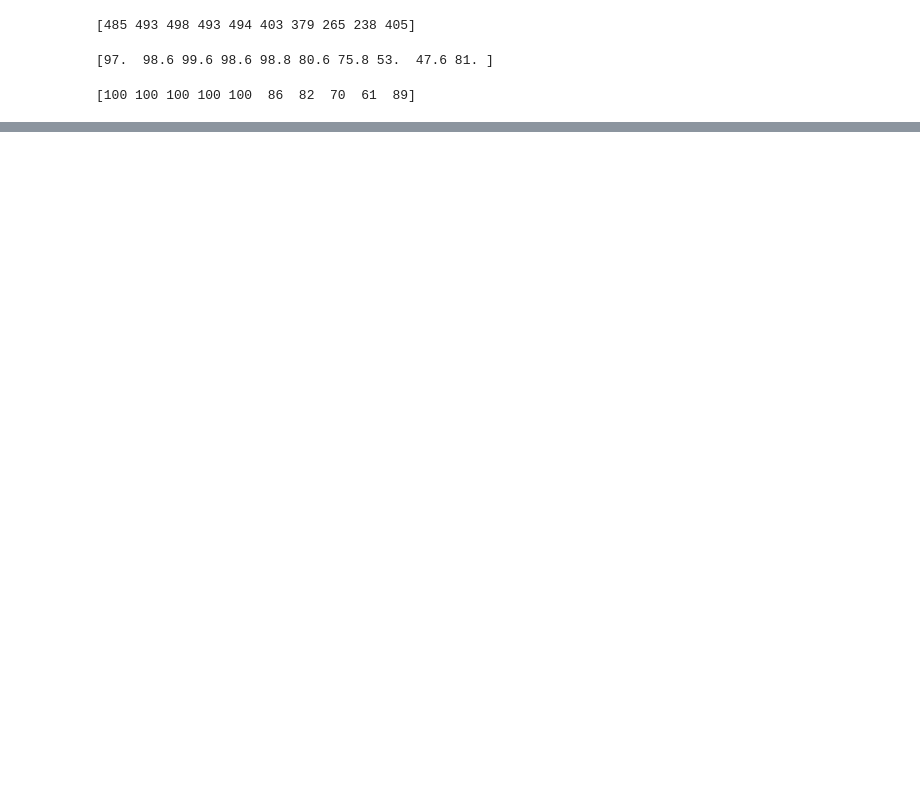
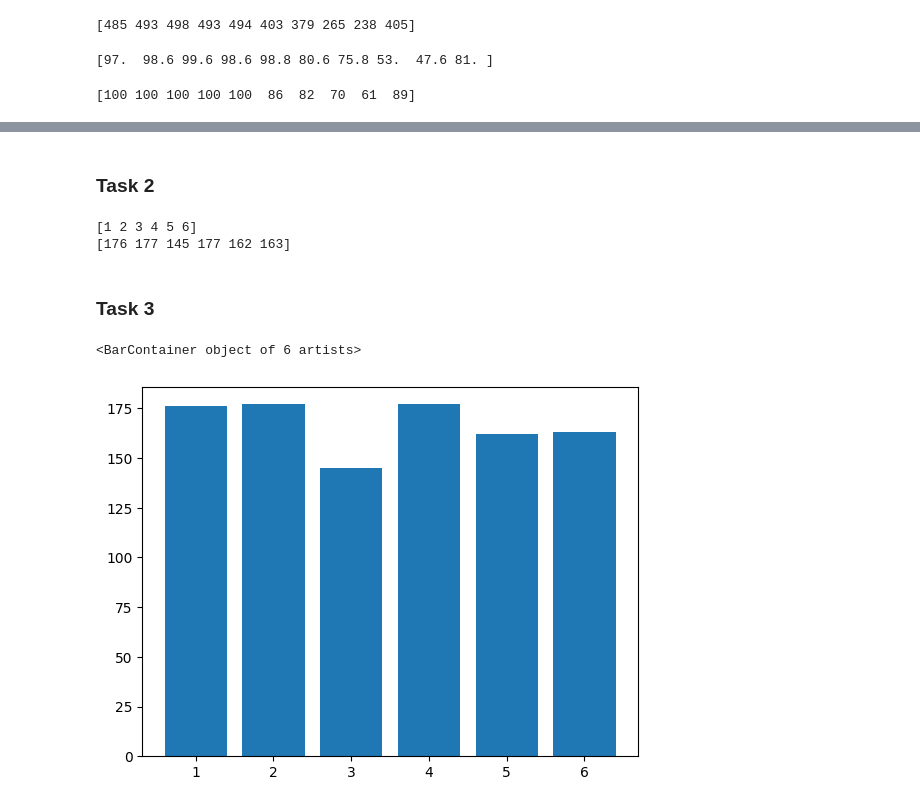
Before and after one commit to parth5757/ML-AI-Data_Science, a Jupyter notebook: library/numpy.ipynb, the cells around one changed output, grey strips where cells are left out. Cells and saved outputs as stored; diff of their text form; code cells hidden in the pictures; blank space fills up the shorter version.

Commit message:
Dice Roll Simulator Project task work added

```diff
--- a/library/numpy.ipynb
+++ b/library/numpy.ipynb
@@ -472,0 +493,3 @@ print(np.size(marks), np.shape(marks))
+# %%
+rolls = np.random.randint(1, 7, 1000)
+print(rolls)
@@ -472,0 +514,11 @@ print(np.size(marks), np.shape(marks))
+# %% [markdown]
+### Task 2
+# %%
+unique, frequency = np.unique(rolls, return_counts=True)
+print(unique)
+print(frequency)
+# %% [output]
+[1 2 3 4 5 6]
+[176 177 145 177 162 163]
+# %% [markdown]
+### Task 3
@@ -472,0 +527,5 @@ print(np.size(marks), np.shape(marks))
+# %%
+plt.bar(unique, frequency)
+# %% [output]
+<BarContainer object of 6 artists>
+[figure, added]
```
Also changed, not shown: parts of 6 cells of this notebook.
